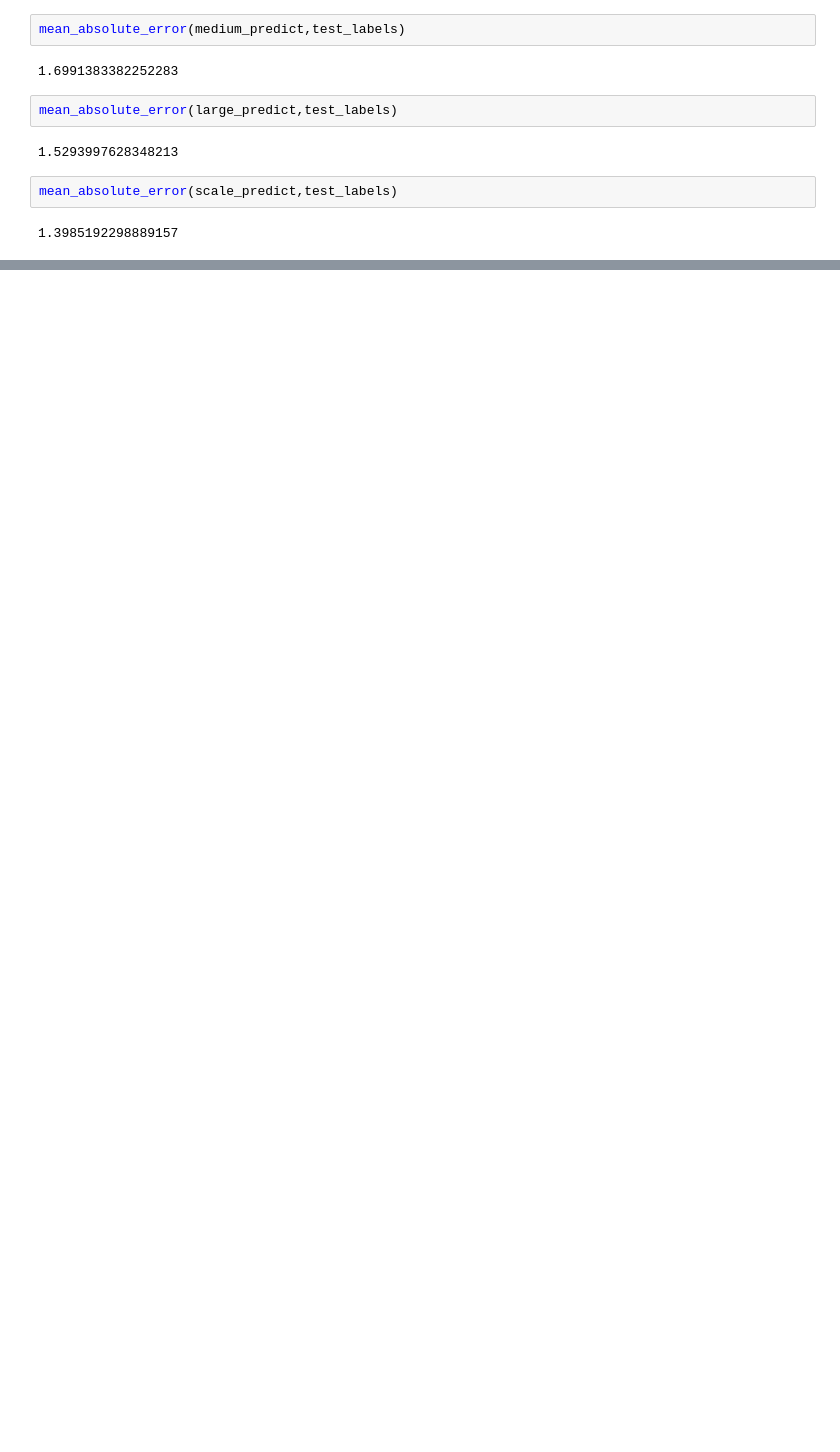
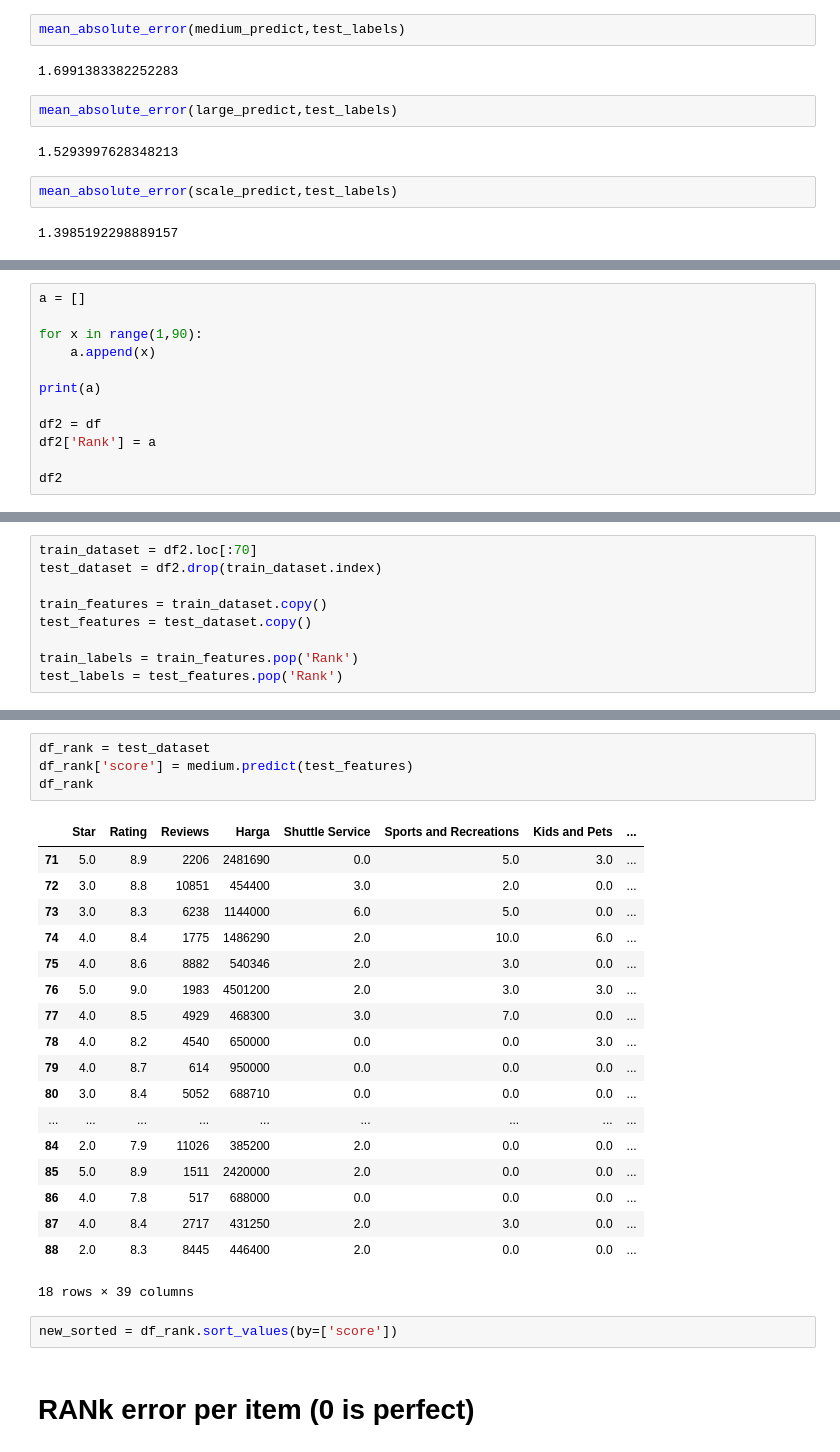
Before and after one commit to GusanwaAkbar/Traveloka-Hotel-Ranking, a Jupyter notebook: Machine-Learning/Capstone_Test_v2_(XGB,_LGBM,_CB).ipynb, the cells around one changed output, grey strips where cells are left out. Cells and saved outputs as stored; diff of their text form; blank space fills up the shorter version.

```diff
--- a/Machine-Learning/Capstone_Test_v2_(XGB,_LGBM,_CB).ipynb
+++ b/Machine-Learning/Capstone_Test_v2_(XGB,_LGBM,_CB).ipynb
@@ -673,0 +730,12 @@ print(medium.predict(train_features))
+# %%
+a = []
+
+for x in range(1,90):
+    a.append(x)
+
+print(a)
+
+df2 = df
+df2['Rank'] = a
+
+df2
@@ -673,0 +757,9 @@ print(medium.predict(train_features))
+# %%
+train_dataset = df2.loc[:70]
+test_dataset = df2.drop(train_dataset.index)
+
+train_features = train_dataset.copy()
+test_features = test_dataset.copy()
+
+train_labels = train_features.pop('Rank')
+test_labels = test_features.pop('Rank')
@@ -673,0 +825,27 @@ print(medium.predict(train_features))
+# %%
+df_rank = test_dataset
+df_rank['score'] = medium.predict(test_features)
+df_rank
+# %% [output]
+|  | Star | Rating | Reviews | Harga | Shuttle Service | Sports and Recreations | Kids and Pets | ... |
+| 71 | 5.0 | 8.9 | 2206 | 2481690 | 0.0 | 5.0 | 3.0 | ... |
+| 72 | 3.0 | 8.8 | 10851 | 454400 | 3.0 | 2.0 | 0.0 | ... |
+| 73 | 3.0 | 8.3 | 6238 | 1144000 | 6.0 | 5.0 | 0.0 | ... |
+| 74 | 4.0 | 8.4 | 1775 | 1486290 | 2.0 | 10.0 | 6.0 | ... |
+| 75 | 4.0 | 8.6 | 8882 | 540346 | 2.0 | 3.0 | 0.0 | ... |
+| 76 | 5.0 | 9.0 | 1983 | 4501200 | 2.0 | 3.0 | 3.0 | ... |
+| 77 | 4.0 | 8.5 | 4929 | 468300 | 3.0 | 7.0 | 0.0 | ... |
+| 78 | 4.0 | 8.2 | 4540 | 650000 | 0.0 | 0.0 | 3.0 | ... |
+| 79 | 4.0 | 8.7 | 614 | 950000 | 0.0 | 0.0 | 0.0 | ... |
+| 80 | 3.0 | 8.4 | 5052 | 688710 | 0.0 | 0.0 | 0.0 | ... |
+| ... | ... | ... | ... | ... | ... | ... | ... | ... |
+| 84 | 2.0 | 7.9 | 11026 | 385200 | 2.0 | 0.0 | 0.0 | ... |
+| 85 | 5.0 | 8.9 | 1511 | 2420000 | 2.0 | 0.0 | 0.0 | ... |
+| 86 | 4.0 | 7.8 | 517 | 688000 | 0.0 | 0.0 | 0.0 | ... |
+| 87 | 4.0 | 8.4 | 2717 | 431250 | 2.0 | 3.0 | 0.0 | ... |
+| 88 | 2.0 | 8.3 | 8445 | 446400 | 2.0 | 0.0 | 0.0 | ... |
+18 rows × 39 columns
+# %%
+new_sorted = df_rank.sort_values(by=['score'])
+# %% [markdown]
+# RANk error per item (0 is perfect)
```
Also changed, not shown: parts of 19 cells of this notebook.
